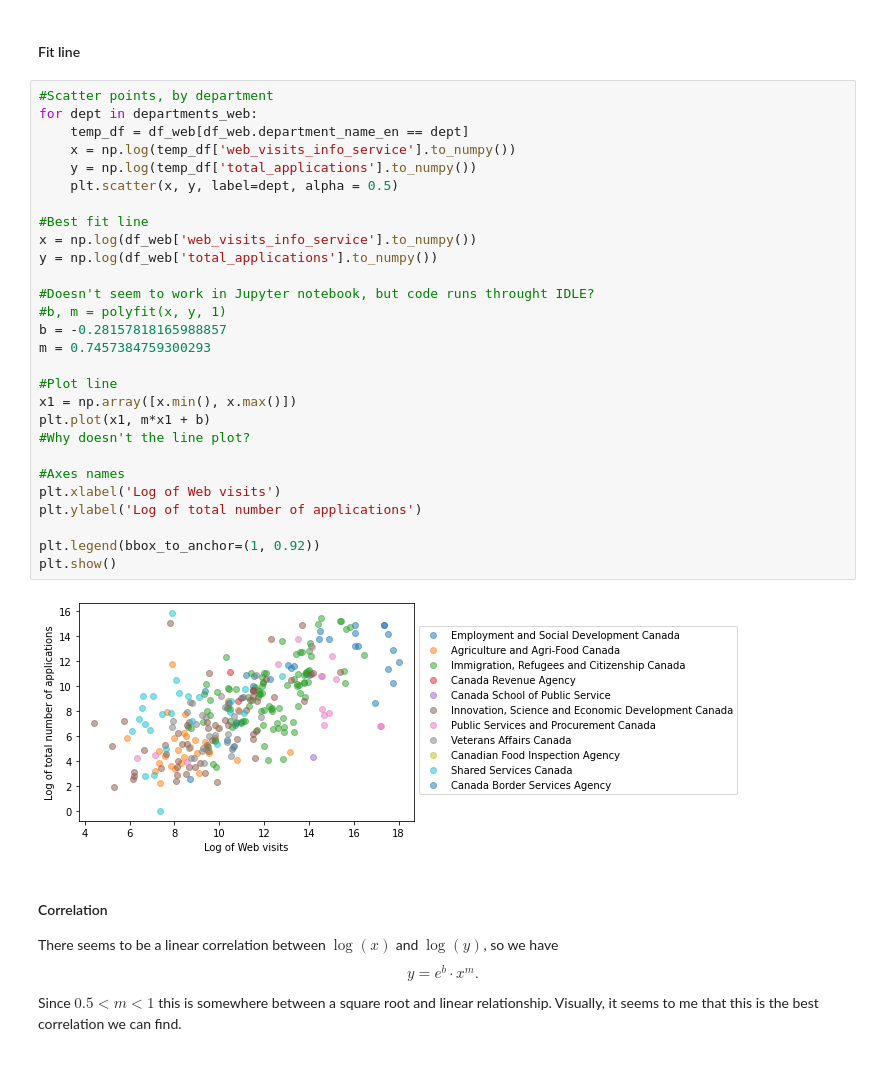
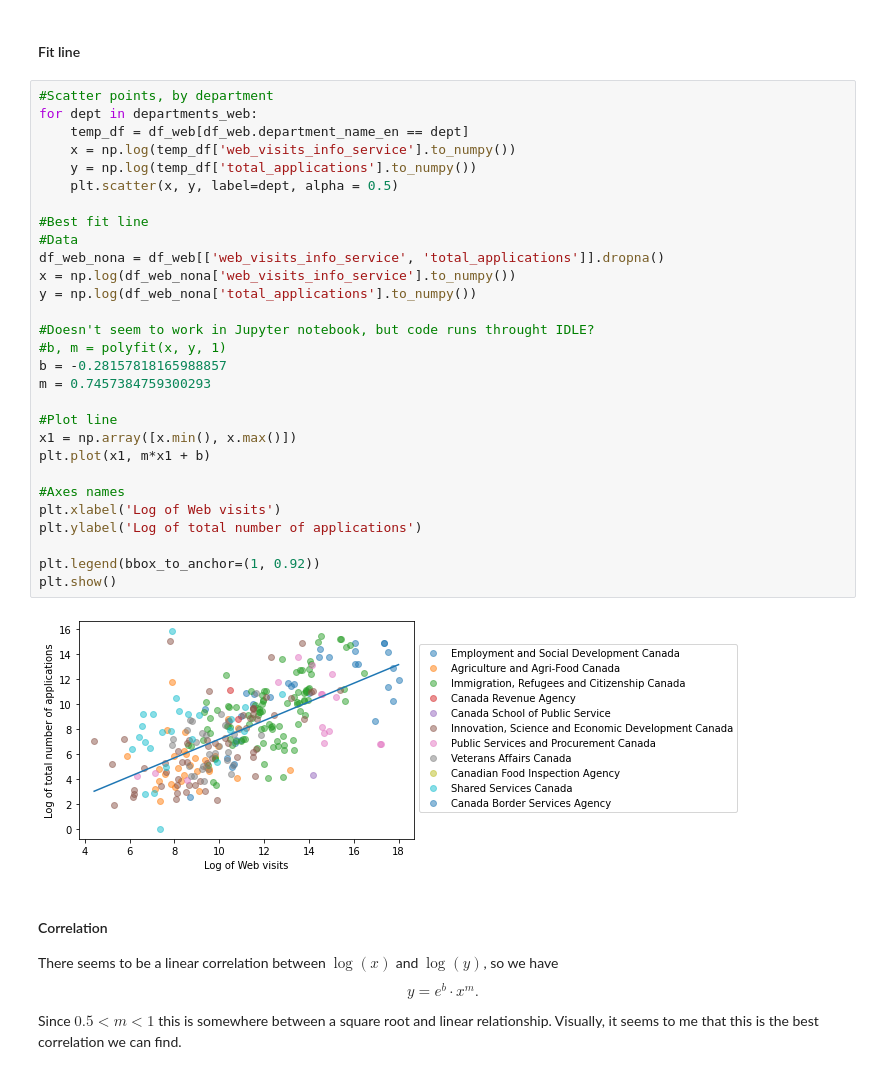
Before and after one commit to d-ta/GC-Service-Inventory-EDA, a Jupyter notebook: GC Service Inventory_DJ.ipynb, the cells around one changed output. Saved outputs shown, nothing was run; the diff lists cells and outputs as text.

Commit message:
fixed graph, still need to clean up code

```diff
--- a/GC Service Inventory_DJ.ipynb
+++ b/GC Service Inventory_DJ.ipynb
@@ -188,33 +188,34 @@ plt.show()
 # %%
 #Scatter points, by department
 for dept in departments_web:
     temp_df = df_web[df_web.department_name_en == dept]
     x = np.log(temp_df['web_visits_info_service'].to_numpy())
     y = np.log(temp_df['total_applications'].to_numpy())
     plt.scatter(x, y, label=dept, alpha = 0.5)
 
 #Best fit line
-x = np.log(df_web['web_visits_info_service'].to_numpy())
-y = np.log(df_web['total_applications'].to_numpy())
+#Data
+df_web_nona = df_web[['web_visits_info_service', 'total_applications']].dropna()
+x = np.log(df_web_nona['web_visits_info_service'].to_numpy())
+y = np.log(df_web_nona['total_applications'].to_numpy())
 
 #Doesn't seem to work in Jupyter notebook, but code runs throught IDLE?
 #b, m = polyfit(x, y, 1)
 b = -0.28157818165988857
 m = 0.7457384759300293
 
 #Plot line
 x1 = np.array([x.min(), x.max()])
 plt.plot(x1, m*x1 + b)
-#Why doesn't the line plot?
 
 #Axes names
 plt.xlabel('Log of Web visits')
 plt.ylabel('Log of total number of applications')
 
 plt.legend(bbox_to_anchor=(1, 0.92))
 plt.show()
 # %% [output]
-[figure, old version]
+[figure, new version]
 # %% [markdown]
 #### Correlation
 
```
Also changed, not shown: parts of 1 cell of this notebook.
